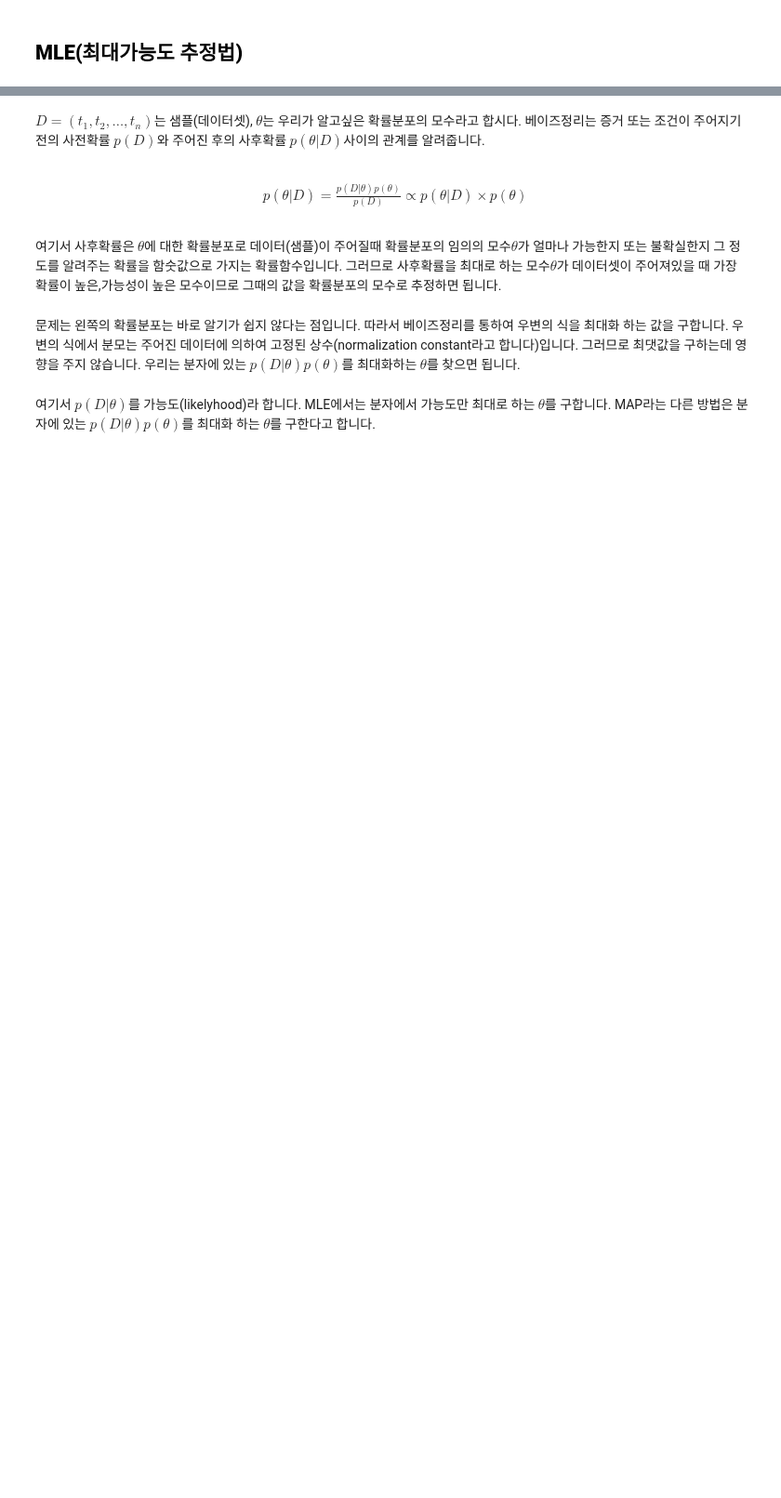
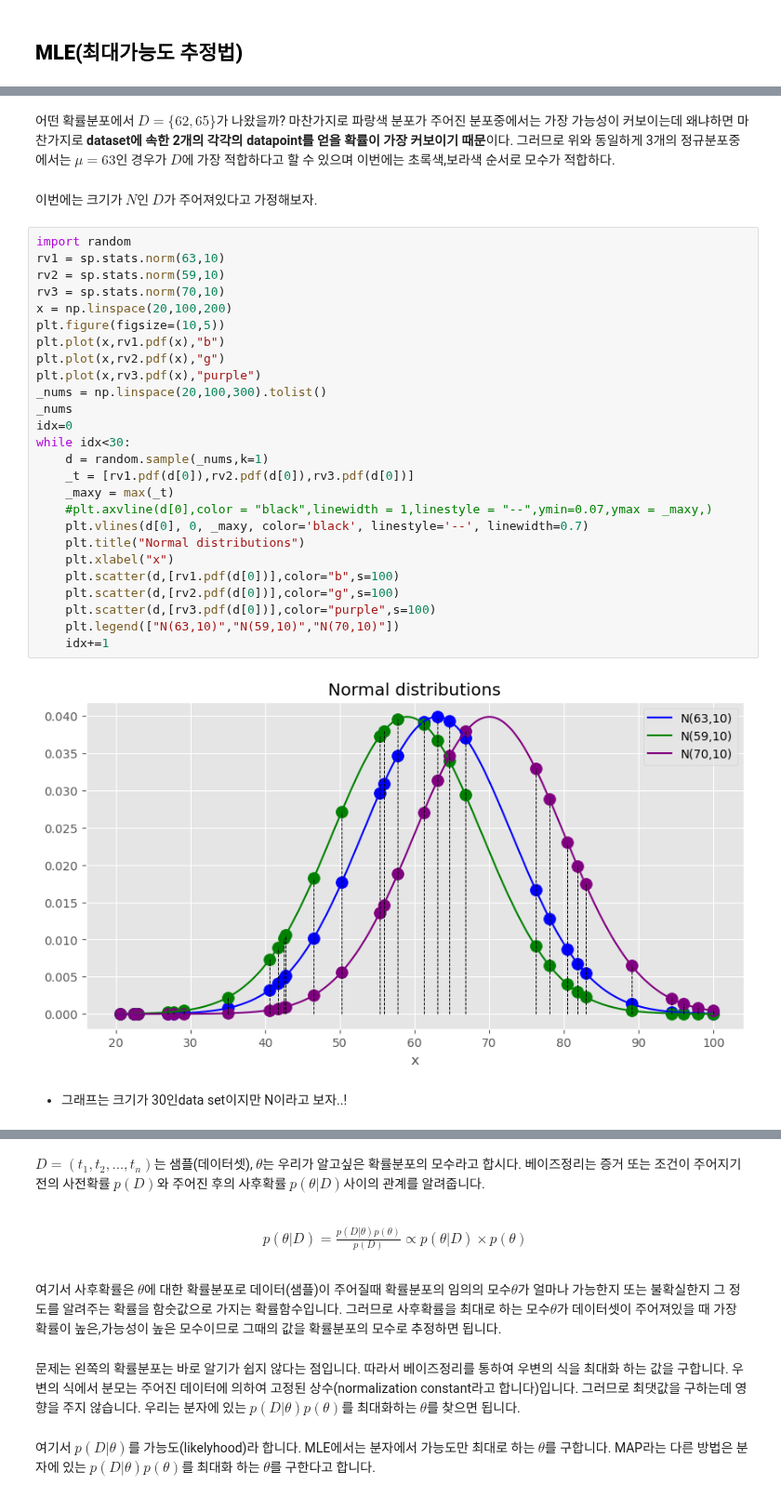
Before and after one commit to hoyeon1234/sin-hoyeon, a Jupyter notebook: posts/Probability&Statistics/Maximum likelyhood estimation/MLE.ipynb, the cells around one changed output, grey strips where cells are left out. Shown at 93% size. Saved outputs shown, nothing was run; the diff lists cells and outputs as text; blank space fills up the shorter version.

```diff
--- a/posts/Probability&Statistics/Maximum likelyhood estimation/MLE.ipynb
+++ b/posts/Probability&Statistics/Maximum likelyhood estimation/MLE.ipynb
@@ -47,0 +129,34 @@ Text(0, 0.5, 'y')
+# %% [markdown]
+어떤 확률분포에서 $D=\{62,65\}$가 나왔을까? 마찬가지로 파랑색 분포가 주어진 분포중에서는 가장 가능성이 커보이는데 왜냐하면 마찬가지로 **dataset에 속한 2개의 각각의 datapoint를 얻을 확률이 가장 커보이기 때문**이다. 그러므로 위와 동일하게 3개의 정규분포중에서는 $\mu =63$인 경우가 $D$에 가장 적합하다고 할 수 있으며 이번에는 초록색,보라색 순서로 모수가 적합하다.<br>
+# %% [markdown]
+이번에는 크기가 $N$인 $D$가 주어져있다고 가정해보자.
+# %%
+import random
+rv1 = sp.stats.norm(63,10)
+rv2 = sp.stats.norm(59,10)
+rv3 = sp.stats.norm(70,10)
+x = np.linspace(20,100,200)
+plt.figure(figsize=(10,5))
+plt.plot(x,rv1.pdf(x),"b")
+plt.plot(x,rv2.pdf(x),"g")
+plt.plot(x,rv3.pdf(x),"purple")
+_nums = np.linspace(20,100,300).tolist()
+_nums
+idx=0
+while idx<30:
+    d = random.sample(_nums,k=1)
+    _t = [rv1.pdf(d[0]),rv2.pdf(d[0]),rv3.pdf(d[0])]
+    _maxy = max(_t)
+    #plt.axvline(d[0],color = "black",linewidth = 1,linestyle = "--",ymin=0.07,ymax = _maxy,)
+    plt.vlines(d[0], 0, _maxy, color='black', linestyle='--', linewidth=0.7)
+    plt.title("Normal distributions")
+    plt.xlabel("x")
+    plt.scatter(d,[rv1.pdf(d[0])],color="b",s=100)
+    plt.scatter(d,[rv2.pdf(d[0])],color="g",s=100)
+    plt.scatter(d,[rv3.pdf(d[0])],color="purple",s=100)
+    plt.legend(["N(63,10)","N(59,10)","N(70,10)"])
+    idx+=1
+# %% [output]
+[figure, added]
+# %% [markdown]
+- 그래프는 크기가 30인data set이지만 N이라고 보자..!
```
Also changed, not shown: parts of 63 cells of this notebook, 9 other files.
